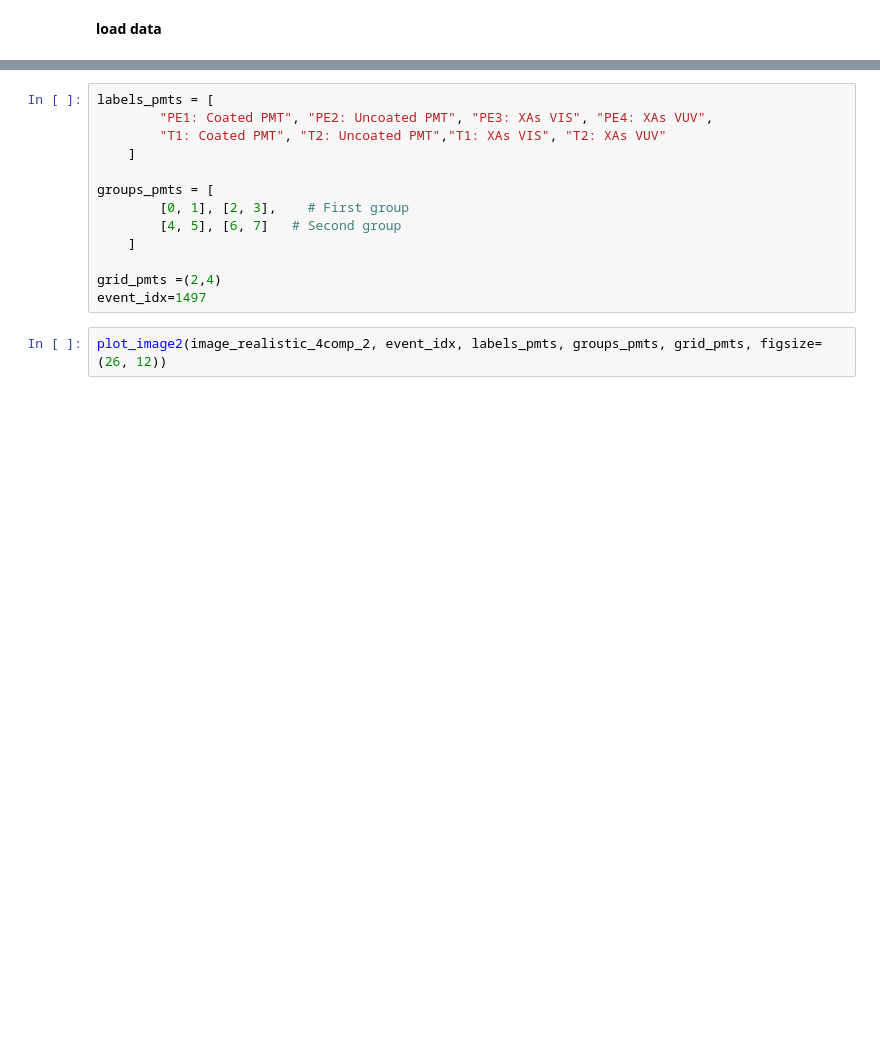
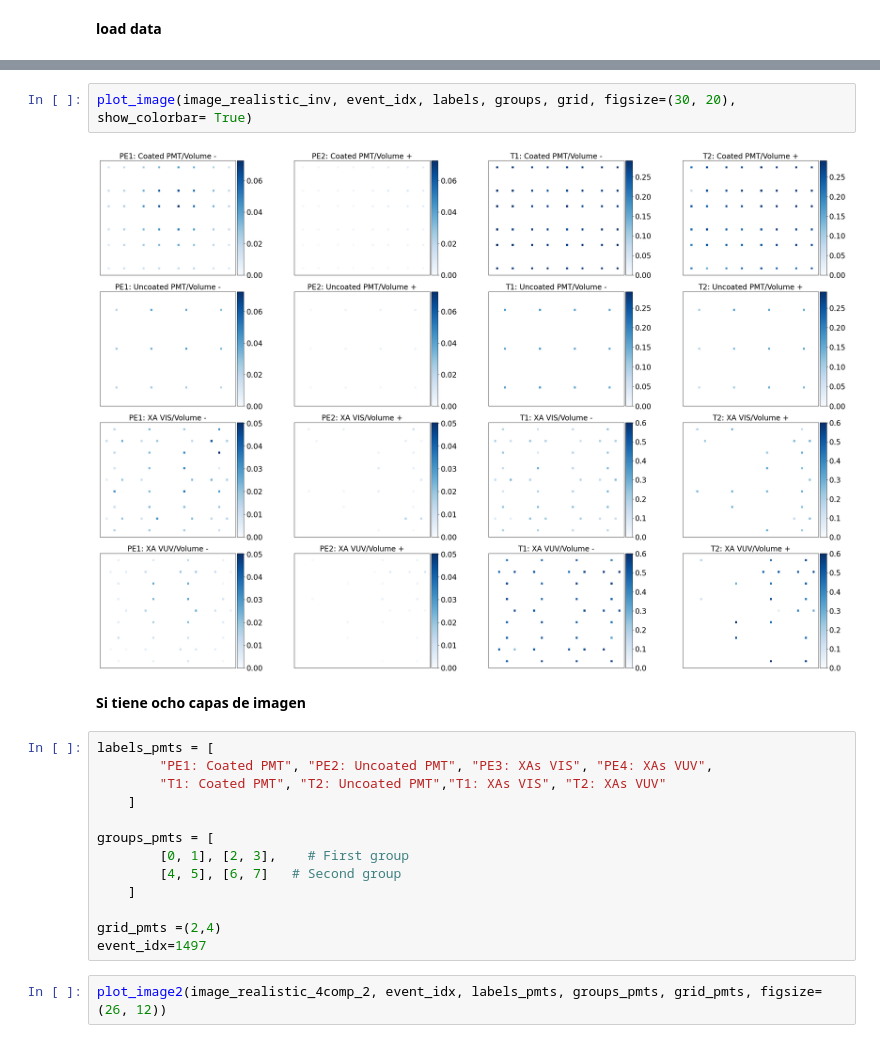
Before and after one commit to CIEMAT-Neutrino/AI_nuvT, a Jupyter notebook: 4_Image_creation_&_visualization.ipynb, the cells around one changed output, grey strips where cells are left out. Saved outputs shown, nothing was run; the diff lists cells and outputs as text; blank space fills up the shorter version.

```diff
--- a/4_Image_creation_&_visualization.ipynb
+++ b/4_Image_creation_&_visualization.ipynb
@@ -90,3 +107,9 @@ plot_image(image_realistic_4comp, event_idx, labels_4comp, groups_4comp, grid_4c
+# %%
+plot_image(image_realistic_inv, event_idx, labels, groups, grid, figsize=(30, 20), show_colorbar= True)
+# %% [output]
+[figure, added]
+# %% [markdown]
+**Si tiene ocho capas de imagen**
 # %%
 labels_pmts = [
         "PE1: Coated PMT", "PE2: Uncoated PMT", "PE3: XAs VIS", "PE4: XAs VUV",
```
Also changed, not shown: parts of 19 cells of this notebook, 6 other files.
